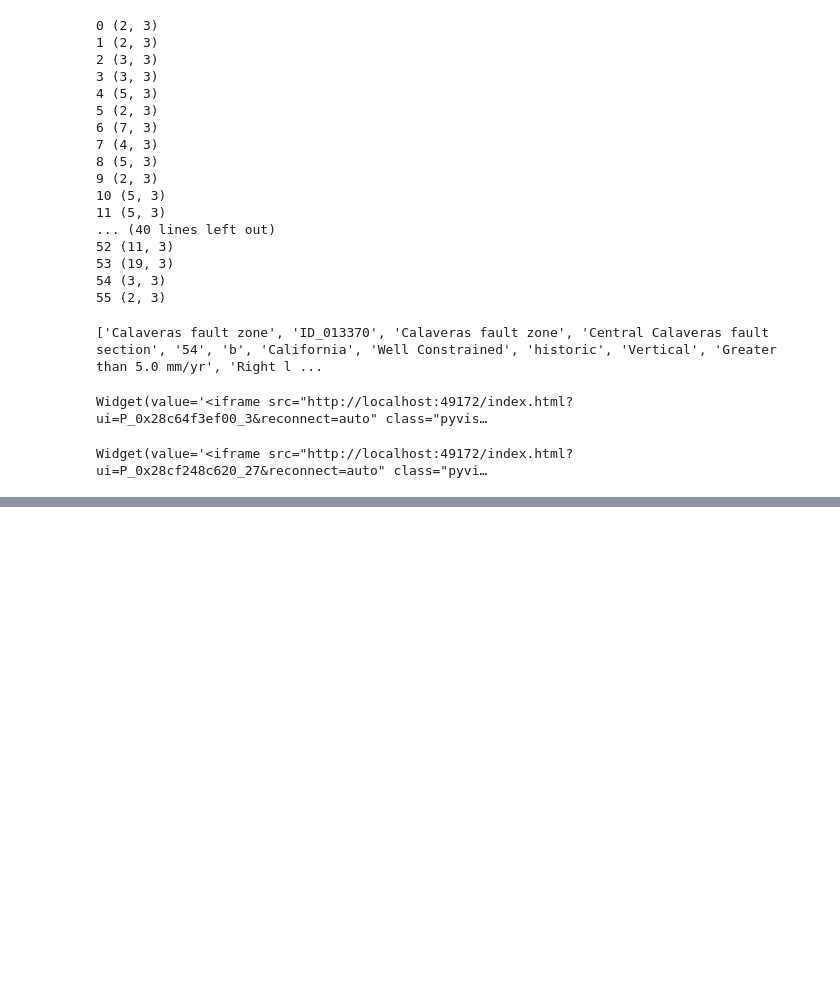
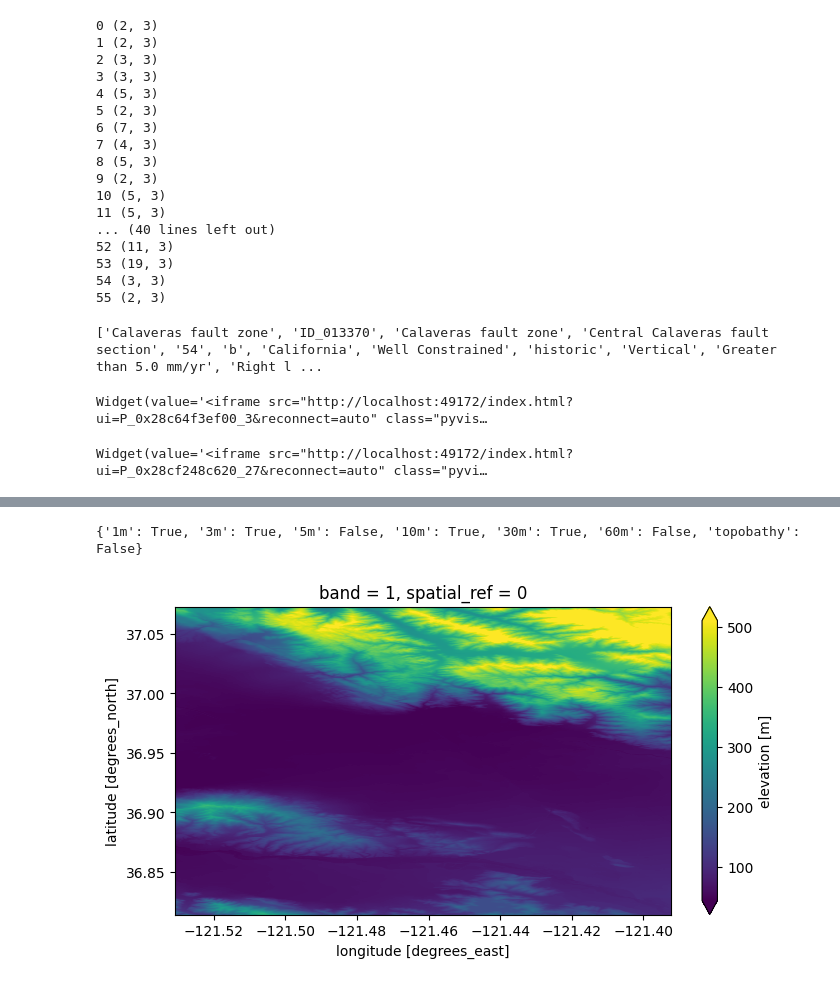
Before and after one commit to draguve/FaultMeshGeneration, a Jupyter notebook: MeshGen.ipynb, the cells around one changed output, grey strips where cells are left out. Cells and saved outputs as stored; diff of their text form; code cells hidden in the pictures; blank space fills up the shorter version.

```diff
--- a/MeshGen.ipynb
+++ b/MeshGen.ipynb
@@ -209 +346,42 @@ Widget(value='<iframe src="http://localhost:49172/index.html?ui=P_0x28cf248c620_
+# %%
+def get_3dep_bbox(min_lat, max_lat, min_lon, max_lon):
+    """
+    Check the 3DEP data availability for the given bounding box.
+
+    Parameters:
+    min_lat (float): The minimum latitude of the bounding box.
+    max_lat (float): The maximum latitude of the bounding box.
+    min_lon (float): The minimum longitude of the bounding box.
+    max_lon (float): The maximum longitude of the bounding box.
+
+    Returns:
+    tuple representing the bounding box required by 3dep package.
+    """
+    return[min_lon, min_lat, max_lon, max_lat]
+# %%
+to_generate = filtered_records[18:]
+all_vertices = []
+all_connectivity = []
+all_lat_longs = []
+for record in to_generate:
+    lat_longs = get_points(record)
+    all_lat_longs.append(lat_longs)
+    new_points,dim = lat_longs.shape
+    assert(dim==3)
+    vertices,connectivity = create_wall(lat_longs,diff=20,connectivity_delta=0)
+    all_vertices.append(vertices)
+    all_connectivity.append(connectivity)
+all_lat_longs = np.vstack(all_lat_longs)
+bounding_box = generate_extended_bounding_box(all_lat_longs,0.007)
+dep3_bounding_box = get_3dep_bbox(bounding_box[0],bounding_box[1],bounding_box[2],bounding_box[3])
+dem_res = py3dep.check_3dep_availability(dep3_bounding_box)
+print(dem_res)
+assert(dem_res["30m"])
+res = 30
+dem = py3dep.get_dem(dep3_bounding_box, res)
+fig, ax = plt.subplots(figsize=(8, 4), dpi=100)
+_ = dem.plot(ax=ax, robust=True)
+# %% [output]
+{'1m': True, '3m': True, '5m': False, '10m': True, '30m': True, '60m': False, 'topobathy': False}
+[figure, added]
 # %%
```
Also changed, not shown: parts of 5 cells of this notebook.
